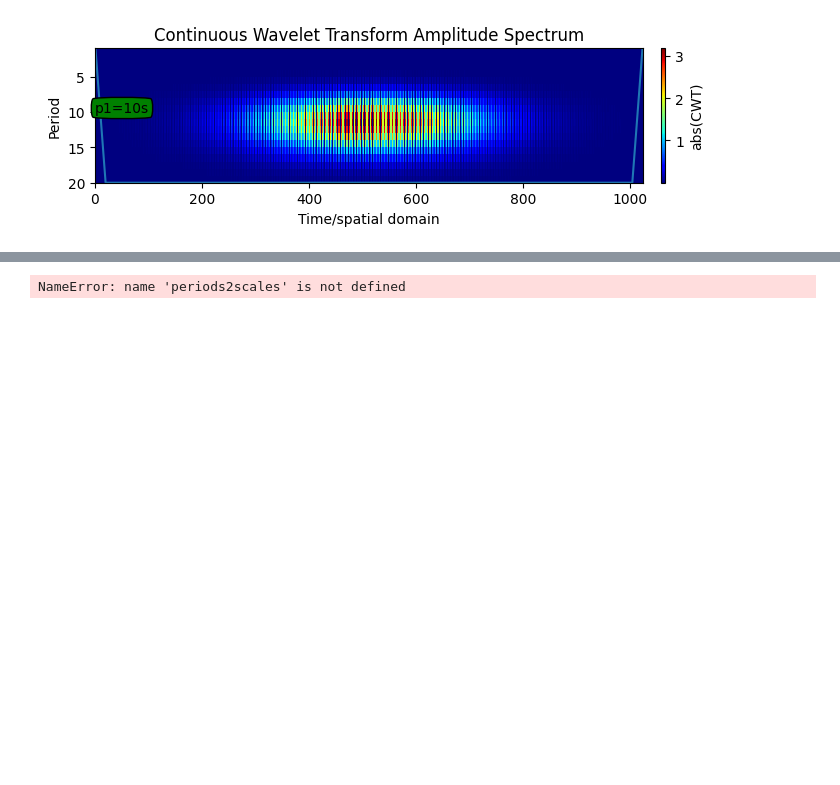
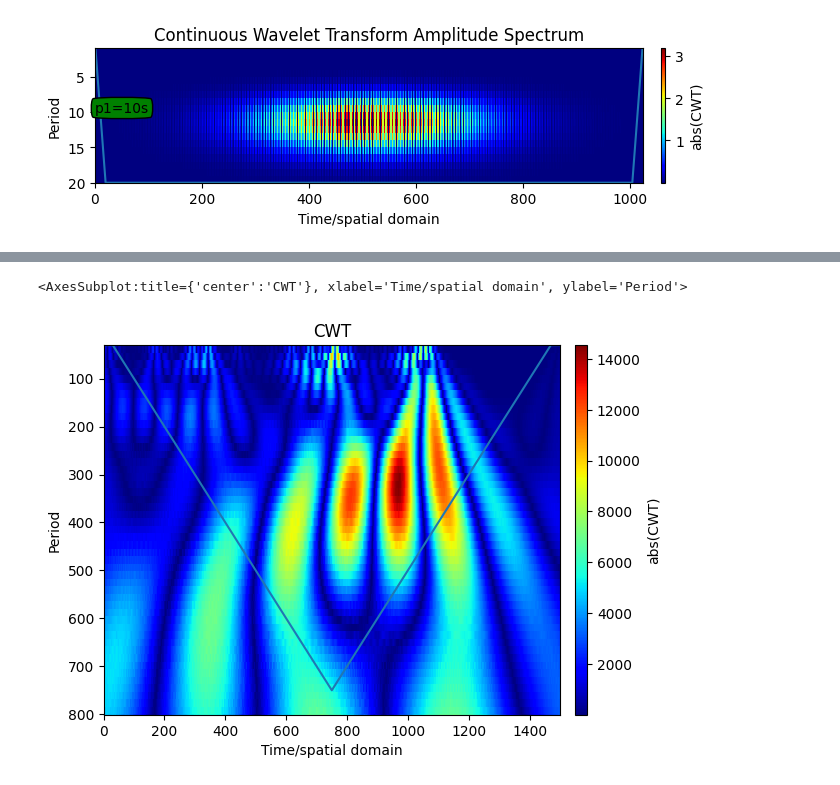
Before and after one commit to oftavira/BitacoraLiteratura, a Jupyter notebook: Ploting/_temp.ipynb, the cells around one changed output, grey strips where cells are left out. Saved outputs shown, nothing was run; the diff lists cells and outputs as text; code cells hidden in the pictures; blank space fills up the shorter version.

```diff
--- a/Ploting/_temp.ipynb
+++ b/Ploting/_temp.ipynb
@@ -281,11 +279,12 @@ plt.tight_layout()
 # %%
-    import numpy as np
-    import scaleogram as scg
-    periods = np.logspace(np.log10(2), np.log10(100), 100)
-    wavelet = 'cgau5'
-    scales  = periods2scales(periods, wavelet)
-    data    = np.random.randn(512)  # gaussian noise
-    scg.cws( data, scales=scales, wavelet=wavelet, yscale='log',
-            title="CWT of gaussian noise with constant binning in Y logscale")
+import numpy as np
+import scaleogram as scg
+
+periods = np.linspace(30,800)
+wavelet = 'gaus5'
+scales  = scg.periods2scales(periods, wavelet)
+data    = p.spy[200:1700]  # gaussian noise
+scg.cws( data, scales=scales, wavelet=wavelet, title="CWT")
 # %% [output]
-NameError: name 'periods2scales' is not defined
+<AxesSubplot:title={'center':'CWT'}, xlabel='Time/spatial domain', ylabel='Period'>
+[figure, added]
```
Also changed, not shown: parts of 7 cells of this notebook, 1 other file.
